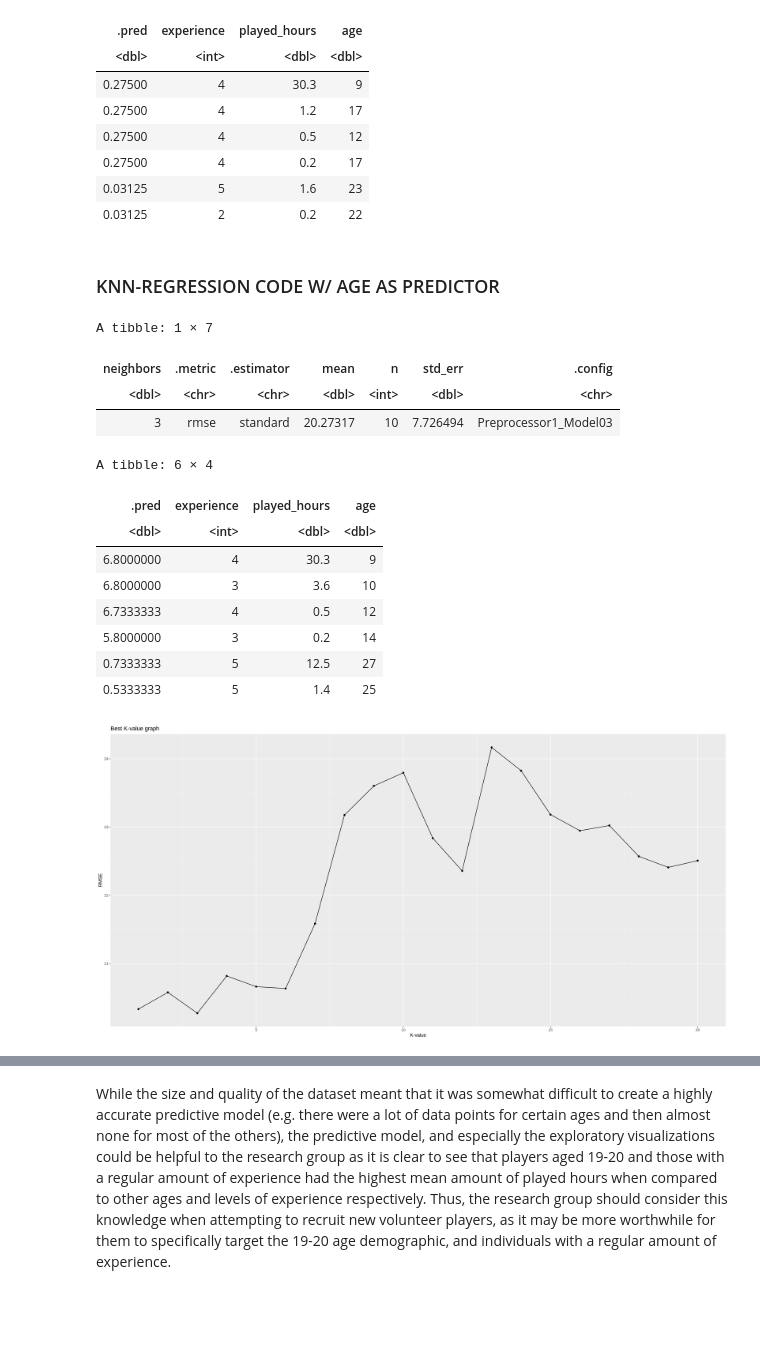
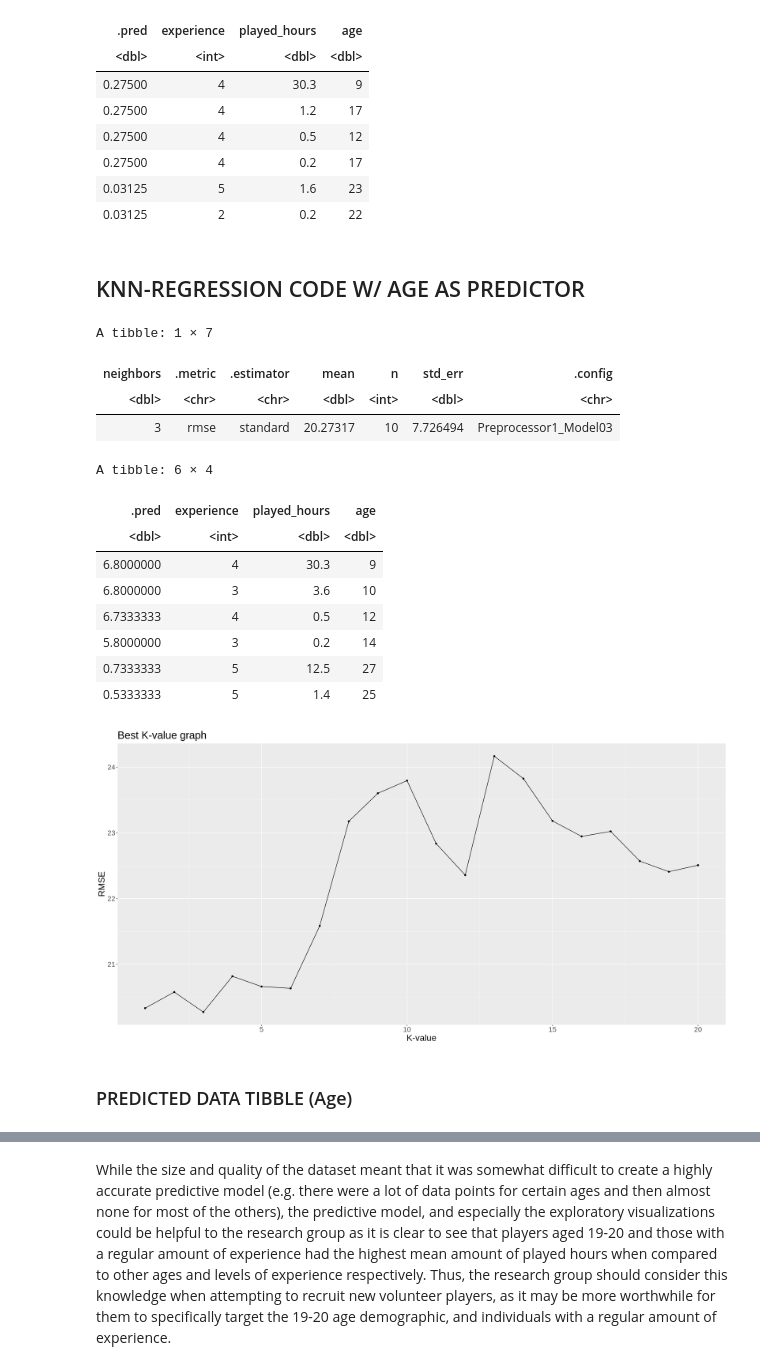
Before and after one commit to 04thvs/dsci100_39, a Jupyter notebook: code.ipynb, the cells around one changed output, grey strips where cells are left out. Cells and saved outputs as stored; diff of their text form; code cells hidden in the pictures; blank space fills up the shorter version.

```diff
--- a/code.ipynb
+++ b/code.ipynb
@@ -244,7 +245,7 @@ A tibble: 6 × 4
 | 0.03125 | 5 | 1.6 | 23 |
 | 0.03125 | 2 | 0.2 | 22 |
 # %% [markdown]
-### KNN-REGRESSION CODE W/ AGE AS PREDICTOR
+## KNN-REGRESSION CODE W/ AGE AS PREDICTOR
 # %%
 set.seed(1234)
 
@@ -282,39 +283,36 @@ ggplot(aes(x = neighbors, y = mean)) +
 geom_point() +
 geom_line(aes(x = neighbors, y = mean)) +
 labs(x = "K-value", y = "RMSE") +
-ggtitle("Best K-value graph")
+ggtitle("Best K-value graph") +
+theme(text = element_text(size = 20))
 
 best_age_k
 best_age_k_viz
 
 # Best value is 3 w/ rmse 20.27317
 
 new_age_spec <- nearest_neighbor(weight_func = 'rectangular', neighbors = 3)|>
     set_engine('kknn')|>
     set_mode('regression')
 
 age_fit <- workflow()|>
     add_recipe(age_recipe)|>
     add_model(new_age_spec)|>
     fit(players_training)
-
-age_preds <- age_fit |>
-    predict(players_testing)|>
-    bind_cols(players_testing)|>
-    arrange(desc(.pred))
-head(age_preds)
 # %% [output]
 A tibble: 1 × 7
 | neighbors | .metric | .estimator | mean | n | std_err | .config |
 | <dbl> | <chr> | <chr> | <dbl> | <int> | <dbl> | <chr> |
 | 3 | rmse | standard | 20.27317 | 10 | 7.726494 | Preprocessor1_Model03 |
 A tibble: 6 × 4
 | .pred | experience | played_hours | age |
 | <dbl> | <int> | <dbl> | <dbl> |
 | 6.8000000 | 4 | 30.3 | 9 |
 | 6.8000000 | 3 | 3.6 | 10 |
 | 6.7333333 | 4 | 0.5 | 12 |
 | 5.8000000 | 3 | 0.2 | 14 |
 | 0.7333333 | 5 | 12.5 | 27 |
 | 0.5333333 | 5 | 1.4 | 25 |
-[figure, old version]
+[figure, new version]
+# %% [markdown]
+### PREDICTED DATA TIBBLE (Age)
```
Also changed, not shown: parts of 10 cells of this notebook.
